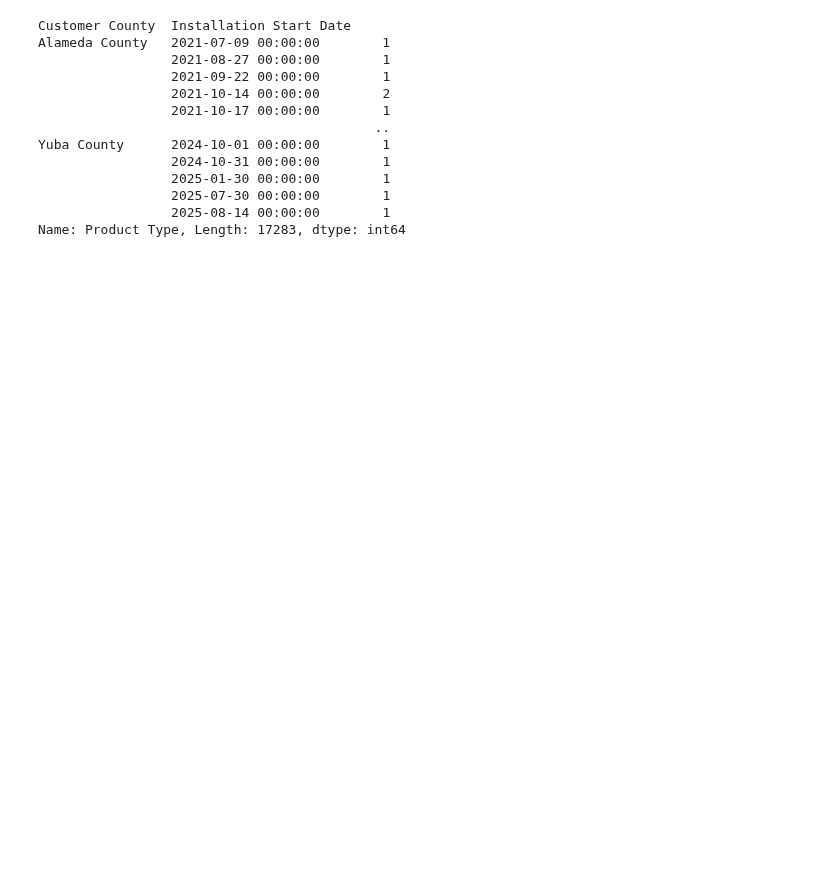
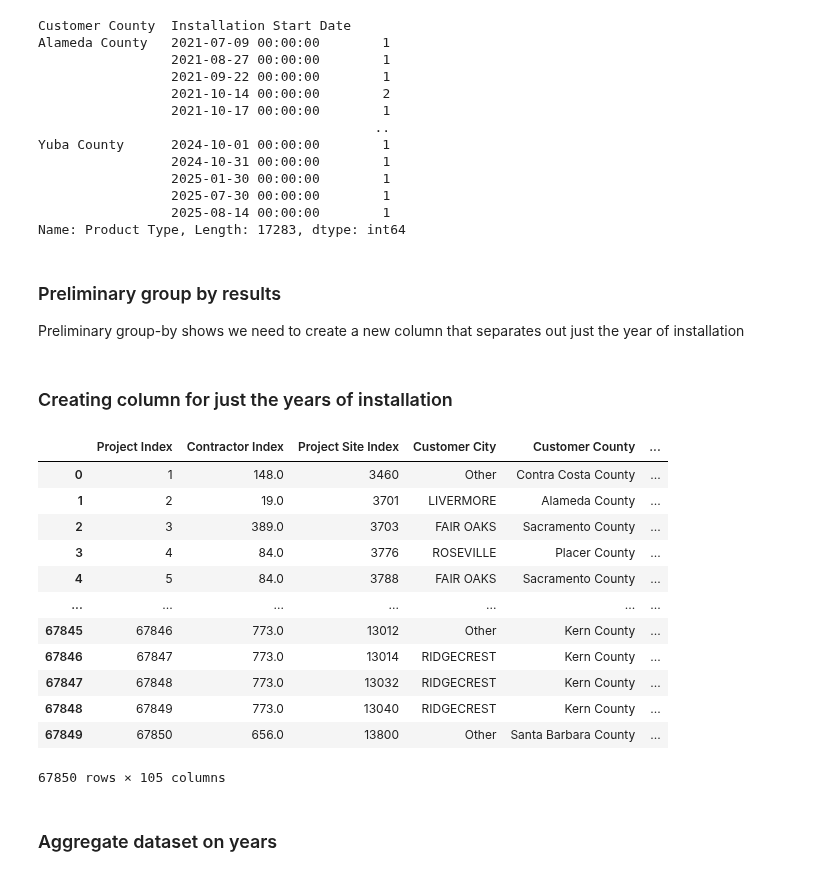
Before and after one commit to taylore25/Taylor-Elich-EEP-Senior-Thesis, a Jupyter notebook: Initial Analysis.ipynb, the cells around one changed output. Saved outputs shown, nothing was run; the diff lists cells and outputs as text; code cells hidden in the pictures; blank space fills up the shorter version.

```diff
--- a/Initial Analysis.ipynb
+++ b/Initial Analysis.ipynb
@@ -68,0 +69,26 @@ Name: Product Type, Length: 17283, dtype: int64
+# %% [markdown]
+### Preliminary group by results
+
+Preliminary group-by shows we need to create a new column that separates out just the year of installation
+# %% [markdown]
+### Creating column for just the years of installation
+# %%
+#create a column for just the years of installation
+heatpump_df['Year'] = pd.to_datetime(heatpump_df['Installation Start Date'], errors = 'coerce').dt.year.astype('Int64')
+heatpump_df
+# %% [output]
+|  | Project Index | Contractor Index | Project Site Index | Customer City | Customer County | ... |
+| 0 | 1 | 148.0 | 3460 | Other | Contra Costa County | ... |
+| 1 | 2 | 19.0 | 3701 | LIVERMORE | Alameda County | ... |
+| 2 | 3 | 389.0 | 3703 | FAIR OAKS | Sacramento County | ... |
+| 3 | 4 | 84.0 | 3776 | ROSEVILLE | Placer County | ... |
+| 4 | 5 | 84.0 | 3788 | FAIR OAKS | Sacramento County | ... |
+| ... | ... | ... | ... | ... | ... | ... |
+| 67845 | 67846 | 773.0 | 13012 | Other | Kern County | ... |
+| 67846 | 67847 | 773.0 | 13014 | RIDGECREST | Kern County | ... |
+| 67847 | 67848 | 773.0 | 13032 | RIDGECREST | Kern County | ... |
+| 67848 | 67849 | 773.0 | 13040 | RIDGECREST | Kern County | ... |
+| 67849 | 67850 | 656.0 | 13800 | Other | Santa Barbara County | ... |
+67850 rows × 105 columns
+# %% [markdown]
+### Aggregate dataset on years
```
Also changed, not shown: parts of 17 cells of this notebook.
